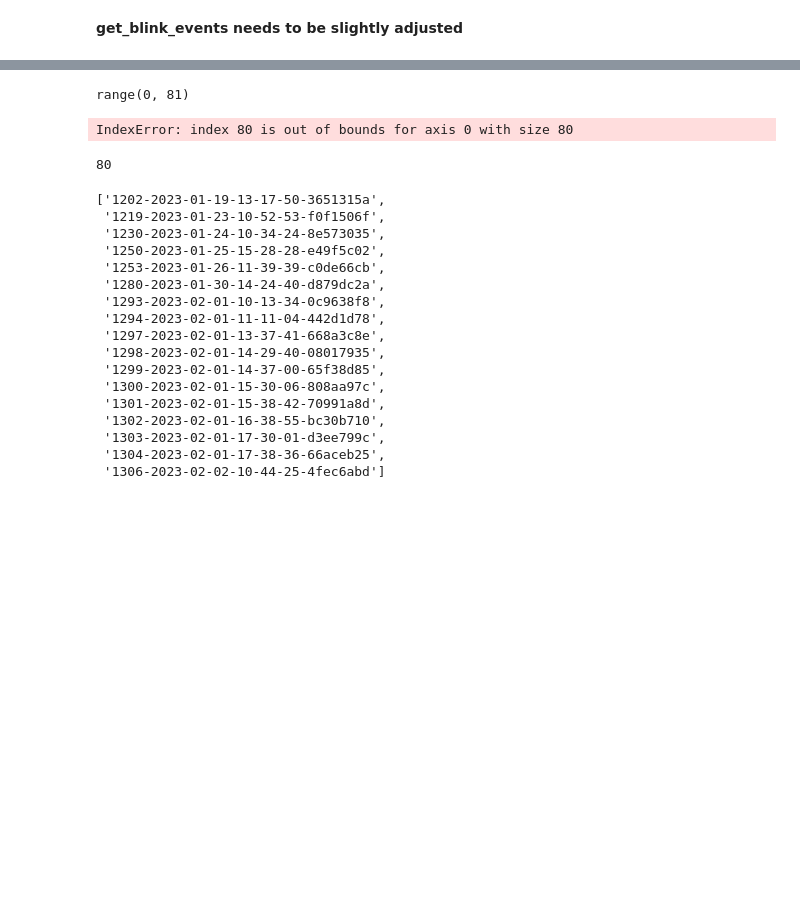
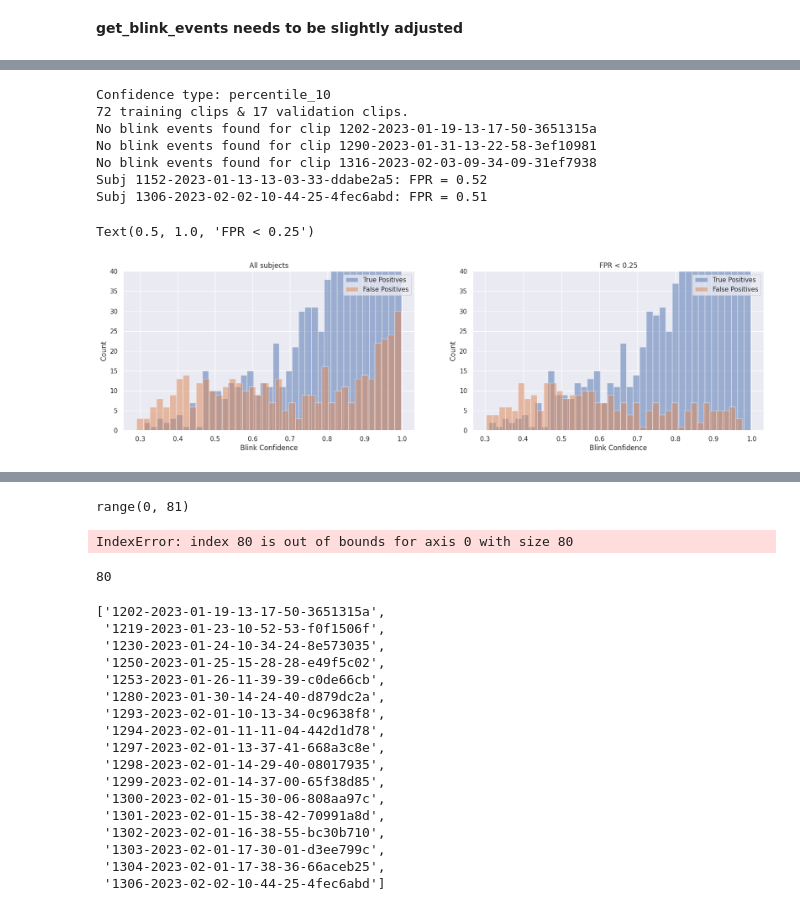
Before and after one commit to tpfffr/neon_blink_detection, a Jupyter notebook: notebooks/detect_blinks.ipynb, the cells around one changed output, grey strips where cells are left out. Saved outputs shown, nothing was run; the diff lists cells and outputs as text; code cells hidden in the pictures; blank space fills up the shorter version.

```diff
--- a/notebooks/detect_blinks.ipynb
+++ b/notebooks/detect_blinks.ipynb
@@ -767,2 +978,54 @@ F1: 0.9696969696969697
+# %%
+tp_confidence, fp_confidence, fpr, br, blink_nr = compute_confidence(type="percentile_10")
+
+true_positive_confidence = np.concatenate([list(tp_confidence[x]) for x in tp_confidence.keys()])
+false_positive_confidence = np.concatenate([list(fp_confidence[x]) for x in tp_confidence.keys()])
+
+fig, ax = plt.subplots(1, 2)
+fig.set_size_inches(20, 5)
+
+ax[0].hist(true_positive_confidence, bins=40, alpha=0.5, label="True Positives", density=False)
+ax[0].hist(false_positive_confidence, bins=40, alpha=0.5, label="False Positives", density=False)
+ax[0].set_xlabel("Blink Confidence")
+ax[0].set_ylabel("Count")
+ax[0].legend(loc="upper right")
+ax[0].set_ylim(0, 40)
+ax[0].set_title("All subjects")
+
+# extract subject ids with fpr < 0.25
+fpr_threshold = 0.25
+subject_ids = []
+for subject_id in fpr.keys():
+    if fpr[subject_id] < fpr_threshold:
+        subject_ids.append(subject_id)
+    else:
+        # print the subject id and fpr
+        print("Subj %s: FPR = %.2f" %(subject_id, fpr[subject_id]))
+
+# extract true positive confidence and false positive confidence for these subjects
+true_positive_confidence = []
+false_positive_confidence = []
+for subject_id in subject_ids:
+    true_positive_confidence.extend(tp_confidence[subject_id])
+    false_positive_confidence.extend(fp_confidence[subject_id])
+
+# plot histogram of true positive confidence and false positive confidence
+ax[1].hist(true_positive_confidence, bins=40, alpha=0.5, label="True Positives", density=False)
+ax[1].hist(false_positive_confidence, bins=40, alpha=0.5, label="False Positives", density=False)
+ax[1].set_xlabel("Blink Confidence")
+ax[1].set_ylabel("Count")
+ax[1].legend(loc="upper right")
+ax[1].set_ylim(0, 40)
+ax[1].set_title("FPR < %.2f" %fpr_threshold)
+# %% [output]
+Confidence type: percentile_10
+72 training clips & 17 validation clips.
+No blink events found for clip 1202-2023-01-19-13-17-50-3651315a
+No blink events found for clip 1290-2023-01-31-13-22-58-3ef10981
+No blink events found for clip 1316-2023-02-03-09-34-09-31ef7938
+Subj 1152-2023-01-13-13-03-33-ddabe2a5: FPR = 0.52
+Subj 1306-2023-02-02-10-44-25-4fec6abd: FPR = 0.51
+Text(0.5, 1.0, 'FPR < 0.25')
+[figure, added]
 # %%
 # %% [output]
```
Also changed, not shown: parts of 28 cells of this notebook, 4 other files.
